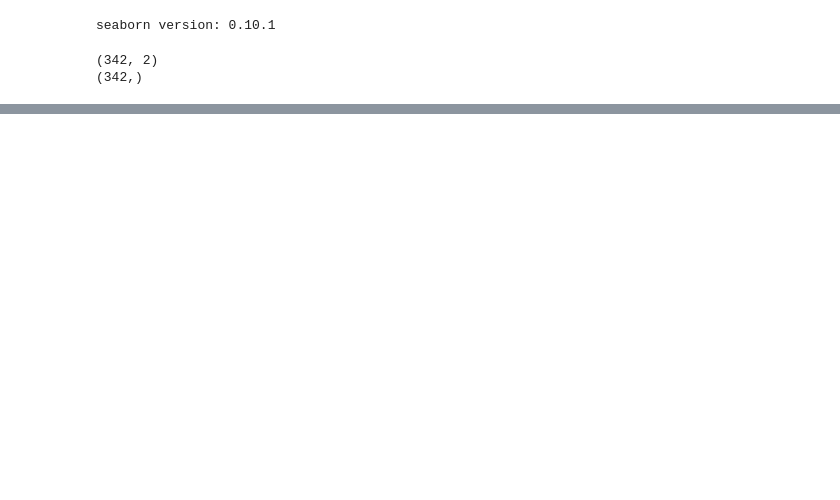
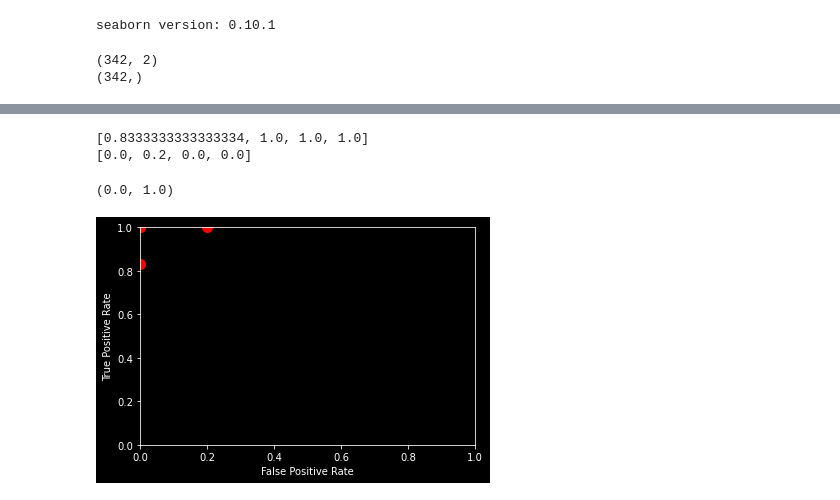
Before and after one commit to deeplearning540/deeplearning540.github.io, a Jupyter notebook: source/lesson04/script.ipynb, the cells around one changed output, grey strips where cells are left out. Saved outputs shown, nothing was run; the diff lists cells and outputs as text; code cells hidden in the pictures; blank space fills up the shorter version.

```diff
--- a/source/lesson04/script.ipynb
+++ b/source/lesson04/script.ipynb
@@ -300,0 +126,9 @@ our kNN algorithm produced a test f1 of 0.9032258064516129
+# %%
+n_experiments = 4
+
+X_test_exp = np.split(X_test[:32,...],n_experiments,axis=0)
+y_test_exp = np.split(y_test.values[:32,...],n_experiments,axis=0)
+
+print(X_test_exp[0].shape)
+print(y_test_exp[0].shape)
+y_test_exp
@@ -300,0 +142,39 @@ our kNN algorithm produced a test f1 of 0.9032258064516129
+# %%
+y_test_hat = kmeans.predict(X_test)
+y_test_hat_exp = np.split(y_test_hat[:32,...],n_experiments,axis=0)
+# %%
+#let's compute tpr and fpr for each
+from sklearn.metrics import recall_score as tpr
+
+def fpr(y_true, y_pred):
+    """ compute the false positive rate using the confusion_matrix"""
+    cm = confusion_matrix(y_true, y_pred)
+    assert cm.shape == (2,2), f"{y_true.shape, y_pred.shape} => {cm,cm.shape}"
+    cond_negative = cm[:,1].sum()
+    value = cm[0,1] / cond_negative
+    return value
+
+tpr_ = []
+fpr_ = []
+
+for i in range(len(y_test_exp)):
+
+    tpr_.append(tpr(y_test_exp[i], y_test_hat_exp[i]))
+    fpr_.append(fpr(y_test_exp[i], y_test_hat_exp[i]))
+
+print(tpr_)
+print(fpr_)
+# %% [output]
+[0.8333333333333334, 1.0, 1.0, 1.0]
+[0.0, 0.2, 0.0, 0.0]
+# %%
+f, ax = plt.subplots(1)
+
+ax.plot(fpr_, tpr_, 'ro', markersize=10)
+ax.set_xlabel('False Positive Rate')
+ax.set_ylabel('True Positive Rate')
+ax.set_xlim(0,1)
+ax.set_ylim(0,1)
+# %% [output]
+(0.0, 1.0)
+[figure, added]
```
Also changed, not shown: parts of 50 cells of this notebook.
